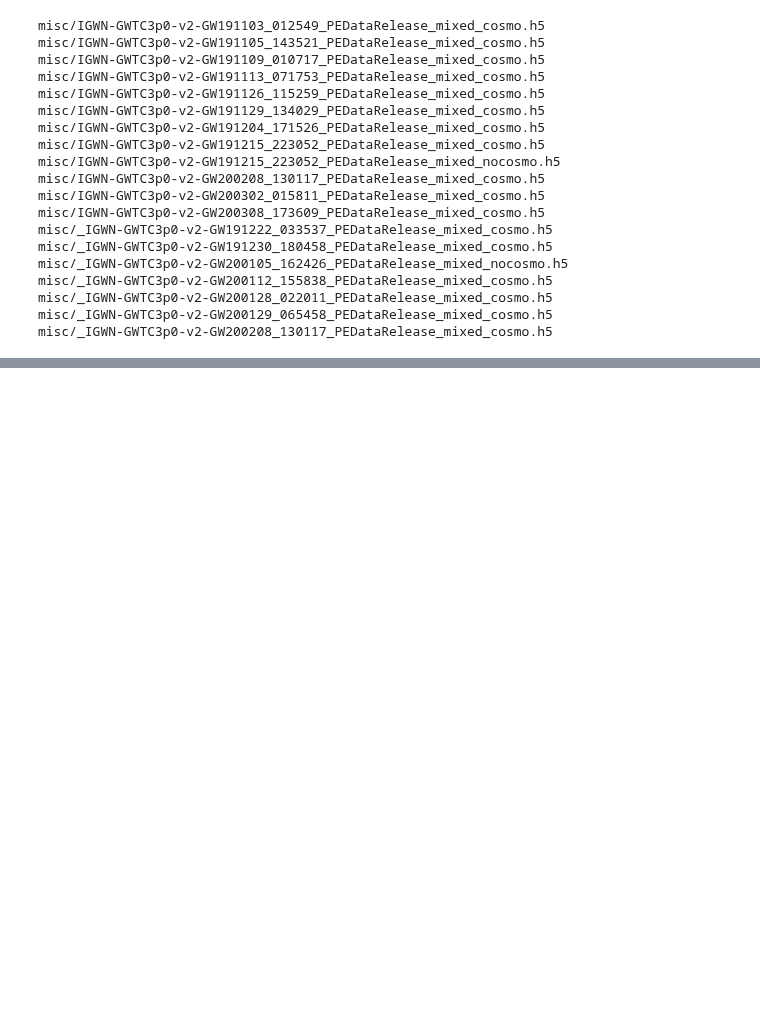
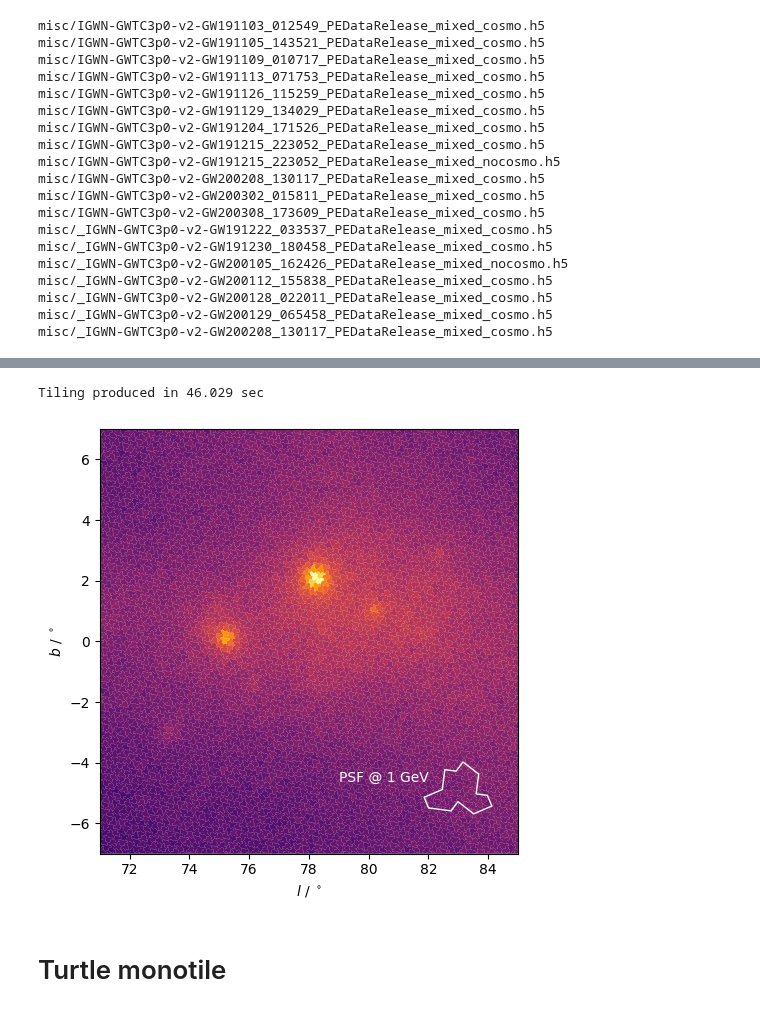
Before and after one commit to nj-vs-vh/funbin, a Jupyter notebook: paper.ipynb, the cells around one changed output, grey strips where cells are left out. Cells and saved outputs as stored; diff of their text form; code cells hidden in the pictures; blank space fills up the shorter version.

```diff
--- a/paper.ipynb
+++ b/paper.ipynb
@@ -229,0 +304,3 @@ fig.savefig("media/paper/bbh-spin-period-penrose-p2.pdf")
+# %%
+files = [str(p.resolve()) for p in pathlib.Path("misc/Fermi-data/3-pulsar-region").glob("*.fits")]
+x_sample, y_sample = extract_events(files)
@@ -229,0 +312,38 @@ fig.savefig("media/paper/bbh-spin-period-penrose-p2.pdf")
+# %%
+start = time.time()
+einstein_tiling = aperiodic_monotile(bins=(70, 70))
+print(f"Tiling produced in {time.time() - start:.3f} sec")
+# %% [output]
+Tiling produced in 46.029 sec
+# %%
+from matplotlib.patches import Polygon
+
+from funbin.geometry import Point
+
+fig, ax = plt.subplots()
+
+mask = np.ones_like(x_sample, dtype=bool)
+halfwidth = 7
+mask &= (np.abs(y_sample) < halfwidth) & (np.abs(x_sample - 78) < halfwidth)
+
+# ax.hist2d(x_sample[mask], y_sample[mask], bins=70, norm=colors.PowerNorm(gamma=0.5))
+funbin(ax, x_sample[mask], y_sample[mask], tiling=einstein_tiling, norm=colors.PowerNorm(gamma=0.5))
+
+ax.set_xlabel("$ l $ / $^\\circ$")
+ax.set_ylabel("$ b $ / $^\\circ$")
+
+hat = einstein_tiling[0]
+hat.translated(-1 * hat.centroid)
+hat = hat.rotated(2.8 * math.pi / 4)
+psf_hat = hat.scaled(math.sqrt(math.pi * (0.8) ** 2 / hat.area))
+psf_center = Point(83, -5)
+psf_hat = psf_hat.translated(psf_center - psf_hat.centroid)
+ax.add_artist(Polygon(psf_hat.verts, facecolor="none", edgecolor="white"))
+ax.text(psf_center.x - 1.0, psf_center.y + 0.5, "PSF @ 1 GeV", ha="right", va="center", color="white")
+
+fig.tight_layout()
+fig.savefig("media/paper/fermi-lat-three-pulsars-einstein.pdf")
+# %% [output]
+[figure, added]
+# %% [markdown]
+# Turtle monotile
```
Also changed, not shown: parts of 25 cells of this notebook.
